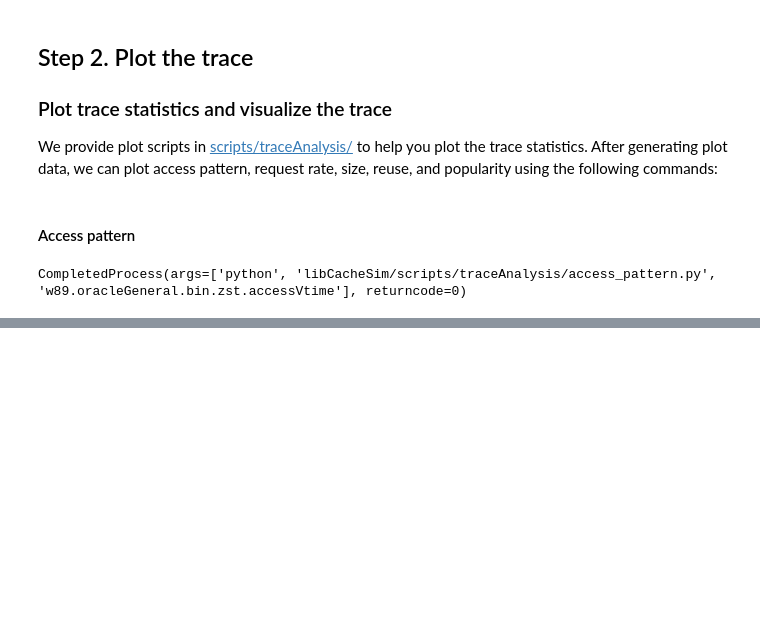
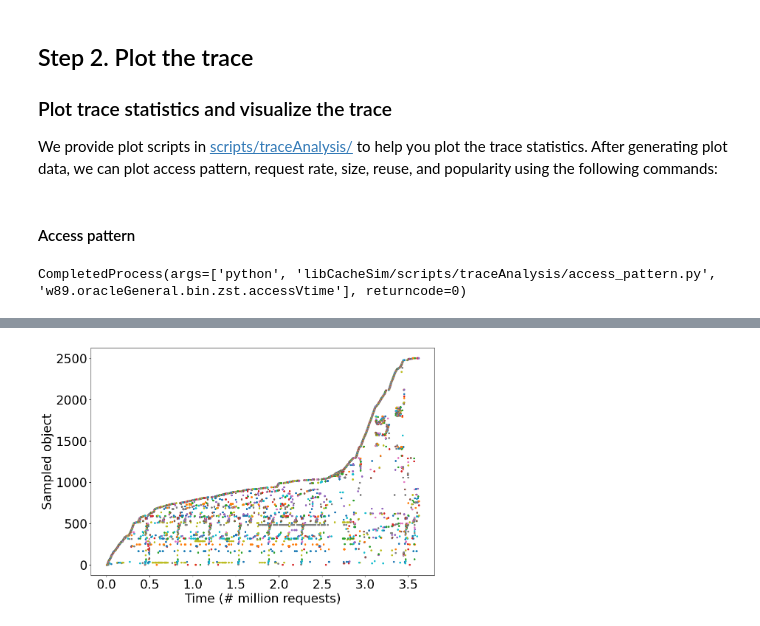
Before and after one commit to cacheMon/cache_dataset, a Jupyter notebook: tutorials/1_tutorial_trace_analysis_and_plotting.ipynb, the cells around one changed output, grey strips where cells are left out. Saved outputs shown, nothing was run; the diff lists cells and outputs as text; code cells hidden in the pictures; blank space fills up the shorter version.

```diff
--- a/tutorials/1_tutorial_trace_analysis_and_plotting.ipynb
+++ b/tutorials/1_tutorial_trace_analysis_and_plotting.ipynb
@@ -84,3 +82,7 @@ A block cache workload (w89). The left column shows wall clock time, this worklo
+# %%
+Image(filename='./figure/w89_access_vt.png', width=400)  # Adjust width as needed
+# %% [output]
+[figure, added]
 # %% [markdown]
 Here are more examples.
 
```
Also changed, not shown: parts of 3 cells of this notebook, 5 other files.
